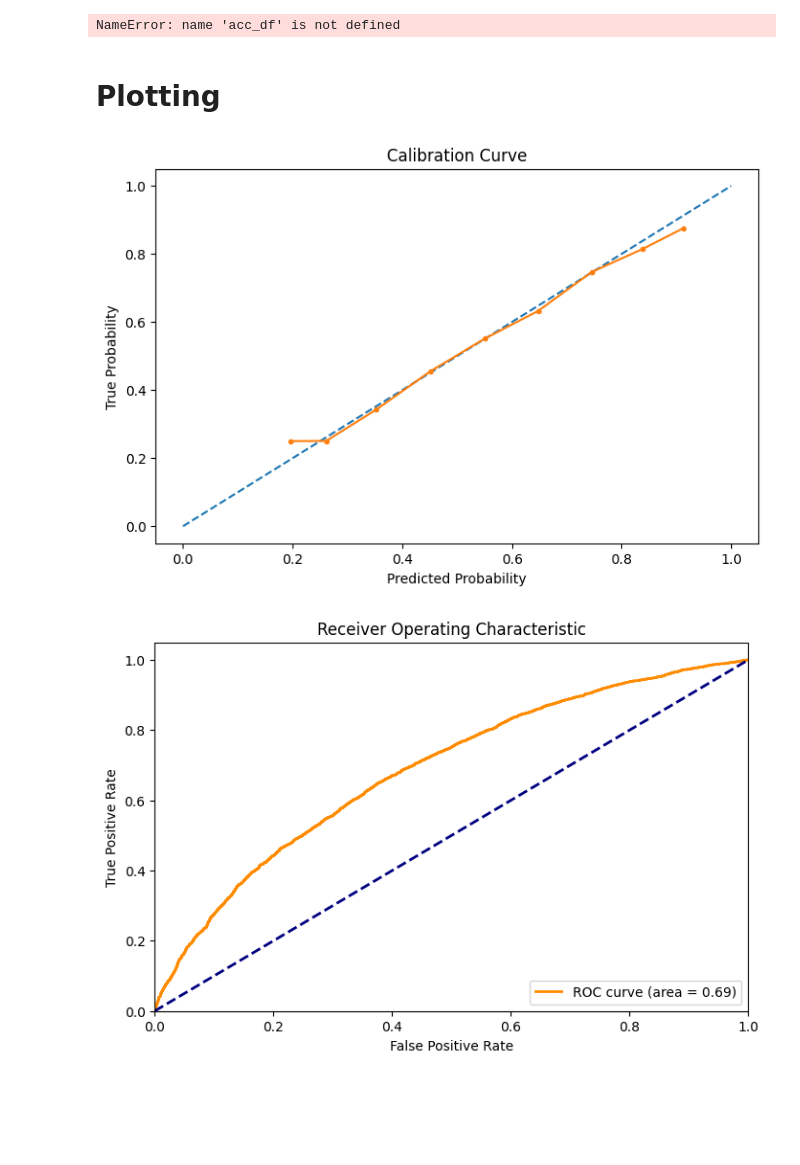
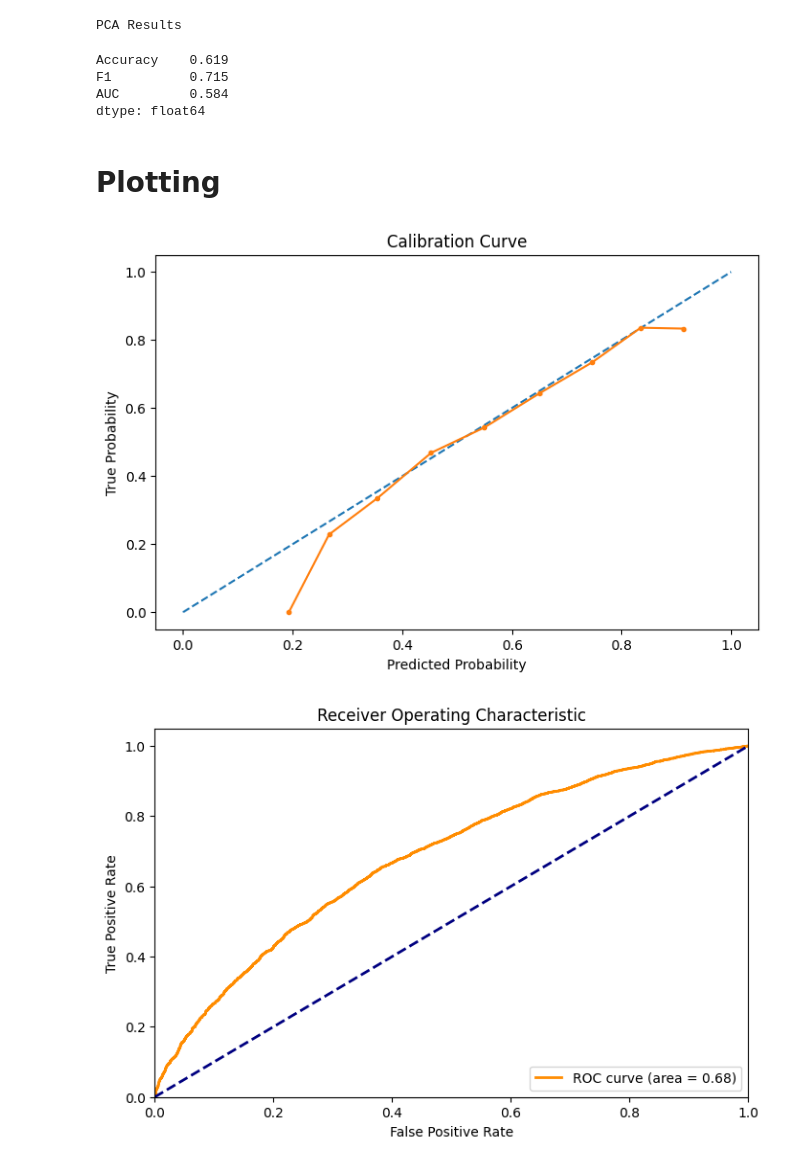
Before and after one commit to anramz29/NBA_Machine_Learning, a Jupyter notebook: RunEnsemble.ipynb, the cells around one changed output. Drawn from its saved outputs; the diff is of its cells as text; code cells hidden in the pictures; blank space fills up the shorter version.

Commit message:
Fixed Data Leakage & Added A PCA

```diff
--- a/RunEnsemble.ipynb
+++ b/RunEnsemble.ipynb
@@ -9,11 +9,13 @@ import matplotlib.pyplot as plt
 from sklearn.calibration import calibration_curve
 from sklearn.pipeline import Pipeline
 from sklearn.calibration import CalibratedClassifierCV
+from tqdm import tqdm
 
 
 from sklearn.preprocessing import StandardScaler
 
-df = pd.read_parquet('data/processed_dataset.parquet')
+df_processed = pd.read_parquet('data/processed_dataset.parquet')
+df_top_features = pd.read_parquet('data/top_features.parquet')
 # %%
 def get_predictions(model, X_test):
     predictions_prob = model.predict_proba(X_test)
@@ -31,16 +33,16 @@ def make_df(predictions_prob, predictions, test, season):
         'Away_Team': test['TEAM_NAME.1'].values,
         'Away_Prob': (1 - predictions_prob[:, 1]).flatten(),
         'Away_Binary': (1 - predictions).flatten(),
-        'Home_Team_Win': test['Home-Team-Win'].values
+        'Home_Team_Win': test['Target'].values
     })
     return predictions_df
 
 def get_accuracy(predictions, test, season):
     return pd.DataFrame({
         'Season': season,
-        'Accuracy': round(accuracy_score(test['Home-Team-Win'], predictions), 4),
-        'F1': round(f1_score(test['Home-Team-Win'], predictions), 4),
-        'AUC': round(roc_auc_score(test['Home-Team-Win'], predictions), 4)
+        'Accuracy': round(accuracy_score(test['Target'], predictions), 4),
+        'F1': round(f1_score(test['Target'], predictions), 4),
+        'AUC': round(roc_auc_score(test['Target'], predictions), 4)
     }, index=[0])
 
 def backtest_ensemble(data, predictors, start=3, step=1):
@@ -48,7 +50,7 @@ def backtest_ensemble(data, predictors, start=3, step=1):
     prob_dfs = []
     acc_dfs = []
 
-    for i in range(start, len(seasons), step):
+    for i in tqdm(range(start, len(seasons), step)):
         train = data[data['Season'] < seasons[i]]
         test = data[data['Season'] == seasons[i]]
 
@@ -75,9 +77,9 @@ def backtest_ensemble(data, predictors, start=3, step=1):
         )
 
         # Create and fit individual models
-        lr_pipeline.fit(train[predictors], train['Home-Team-Win'])
-        rf.fit(train[predictors], train['Home-Team-Win'])
-        xgb.fit(train[predictors], train['Home-Team-Win'])
+        lr_pipeline.fit(train[predictors], train['Target'])
+        rf.fit(train[predictors], train['Target'])
+        xgb.fit(train[predictors], train['Target'])
 
         # Get probabilities from each model
         lr_proba = lr_pipeline.predict_proba(test[predictors])
@@ -96,9 +98,13 @@ def backtest_ensemble(data, predictors, start=3, step=1):
 
 
 # Update predictors list
-meta_cols = ['Season', 'Date', 'Date.1', 'OU-Cover', 'OU', 'Home-Team-Win', 'TEAM_NAME', 'TEAM_NAME.1', 'index']
-predictors = [col for col in df.columns if col not in meta_cols]
+meta_cols = ['Season', 'Date', 'Date.1', 'OU-Cover', 'OU', 'Target', 'TEAM_NAME', 'TEAM_NAME.1', 'index']
+predictors_original = [col for col in df_processed.columns if col not in meta_cols]
+predictors_top_features = [col for col in df_top_features.columns if col not in meta_cols]
 
 # Run the backtest
-prob_df, acc_df = backtest_ensemble(df, predictors, start=4, step=1)
+prob_df_processed, acc_df_processed = backtest_ensemble(df_processed, predictors_original, start=4, step=1)
+
+# Run the backtest for top features
+prob_df_top_features, acc_df_top_features = backtest_ensemble(df_top_features, predictors_top_features, start=4, step=1)
 # %%
@@ -116,6 +120,12 @@ acc_df
 # %%
+print("PCA Results")
+acc_df_top_features.mean().round(3).drop('Season')
 # %% [output]
-NameError: name 'acc_df' is not defined
+PCA Results
+Accuracy    0.619
+F1          0.715
+AUC         0.584
+dtype: float64
 # %% [markdown]
 # Plotting
 # %%
@@ -149,8 +159,8 @@ def plot_roc_curve(prob_df):
     plt.legend(loc='lower right')
     plt.show()
 # %%
-plot_calibration(prob_df)
-plot_roc_curve(prob_df)
+plot_calibration(prob_df_processed)
+plot_roc_curve(prob_df_processed)
 # %% [output]
-[figure, old version]
+[figure, new version]
-[figure, old version]
+[figure, new version]
```
Also changed, not shown: parts of 2 cells of this notebook, 16 other files.
